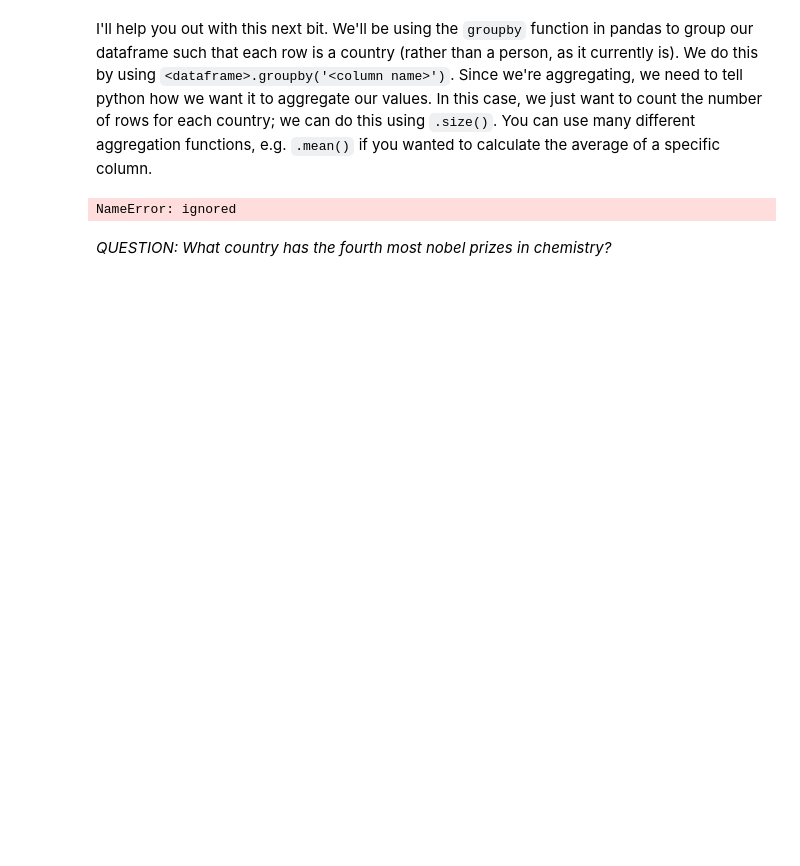
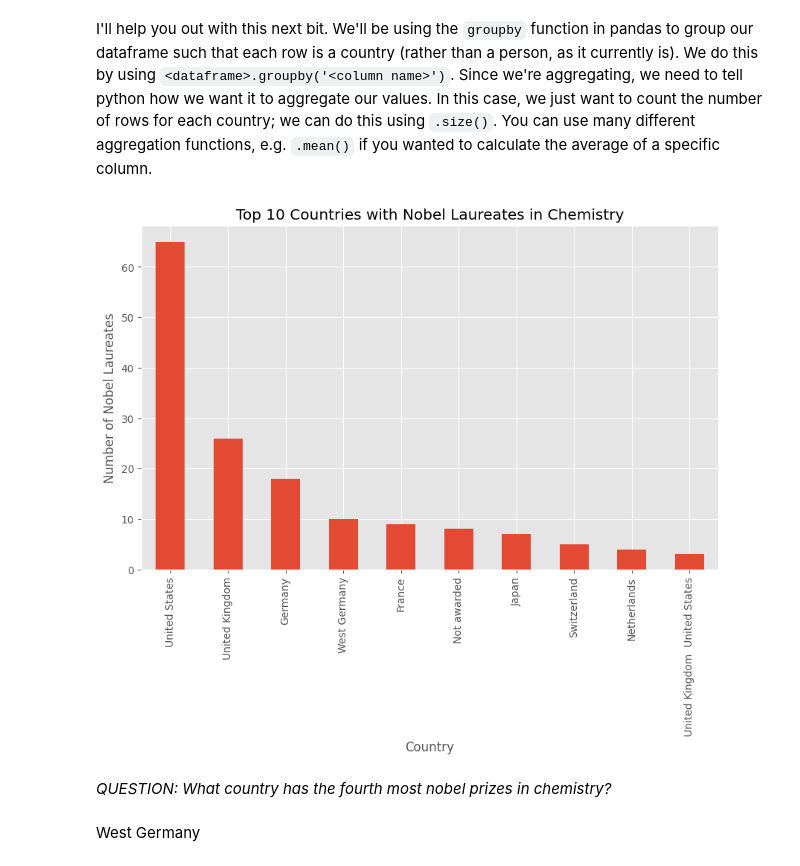
Before and after one commit to Kelvinpan11/QM2, a Jupyter notebook: notebooks/W02. Pandas.ipynb, the cells around one changed output. Saved outputs shown, nothing was run; the diff lists cells and outputs as text; code cells hidden in the pictures; blank space fills up the shorter version.

```diff
--- a/notebooks/W02. Pandas.ipynb
+++ b/notebooks/W02. Pandas.ipynb
@@ -408,5 +422,25 @@ Using the following URL https://en.wikipedia.org/wiki/List_of_Nobel_laureates_in
 # %% [markdown]
 I'll help you out with this next bit. We'll be using the `groupby` function in pandas to group our dataframe such that each row is a country (rather than a person, as it currently is). We do this by using `<dataframe>.groupby('<column name>')`. Since we're aggregating, we need to tell python how we want it to aggregate our values. In this case, we just want to count the number of rows for each country; we can do this using `.size()`. You can use many different aggregation functions, e.g. `.mean()` if you wanted to calculate the average of a specific column.
+# %%
+import pandas as pd
+
+# Replace 'url' with the actual URL
+url = 'https://en.wikipedia.org/wiki/List_of_Nobel_laureates_in_Chemistry'
+tables = pd.read_html(url)
+chem_tables = tables  # Assuming the Chemistry Nobel laureates table is in the first position
+chem = chem_tables[0]
+country_counts = chem.groupby('Country[B]').size().sort_values(ascending=False)
+top_10_countries = country_counts.head(10)
+import matplotlib.pyplot as plt
+
+# Plotting the top 10 countries
+top_10_countries.plot(kind='bar', figsize=(10, 6))
+plt.title('Top 10 Countries with Nobel Laureates in Chemistry')
+plt.xlabel('Country')
+plt.ylabel('Number of Nobel Laureates')
+plt.show()
+# %% [output]
+[figure, added]
 # %%
 # here, we're creating a new dataframe called 'country' in which each row is a country, and the values represent the number of nobel laureates.
 countries=chem.groupby('Country[B]').size()
@@ -415,7 +449,7 @@ countries=chem.groupby('Country[B]').size()
 countries.sort_values(ascending=False)
 
 # finally, plot the top 10 countries
-# %% [output]
-NameError: ignored
 # %% [markdown]
 *QUESTION: What country has the fourth most nobel prizes in chemistry?*
+# %% [markdown]
+West Germany
```
Also changed, not shown: parts of 6 cells of this notebook.
